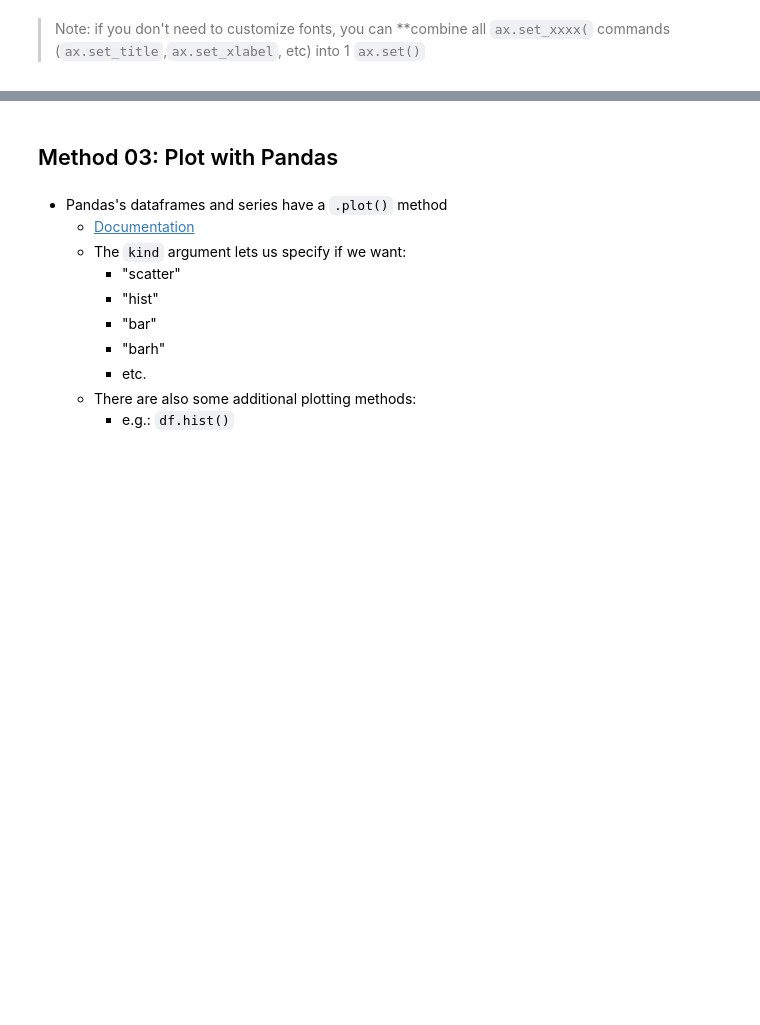
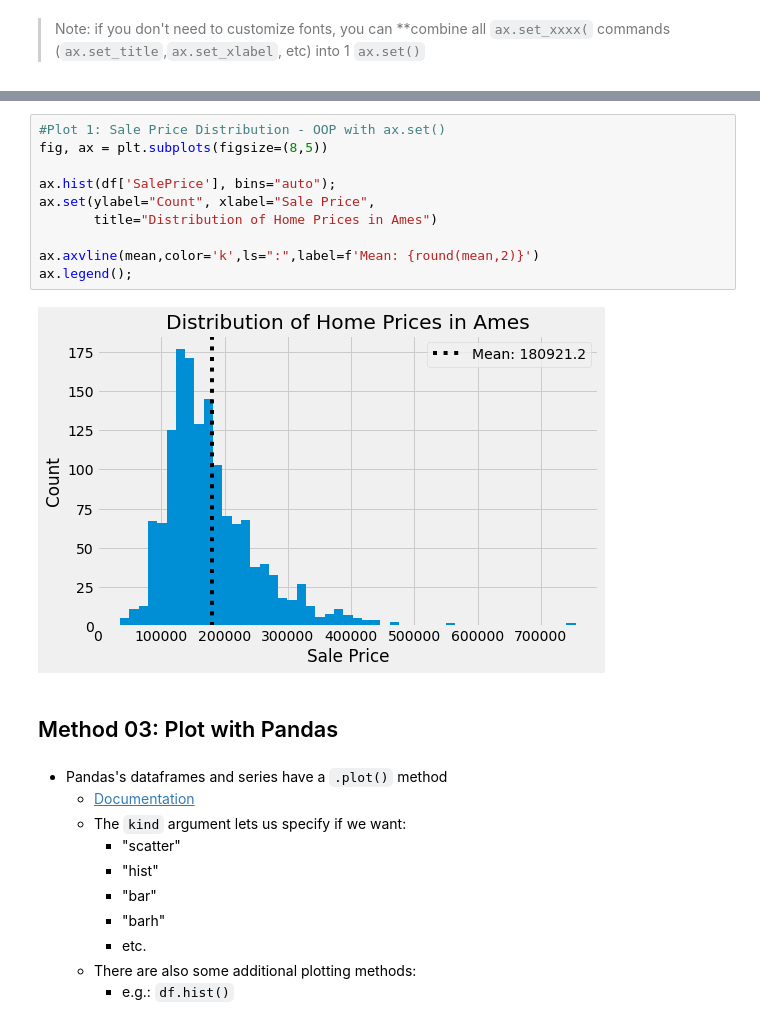
Before and after one commit to flatiron-school/ds-flex-fundamentals-of-data-visualization-2021, a Jupyter notebook: Fundamentals of Visualizations_v1_SG.ipynb, the cells around one changed output, grey strips where cells are left out. Drawn from its saved outputs; the diff is of its cells as text; blank space fills up the shorter version.

```diff
--- a/Fundamentals of Visualizations_v1_SG.ipynb
+++ b/Fundamentals of Visualizations_v1_SG.ipynb
@@ -229,3 +292,15 @@ df.info()
+# %%
+#Plot 1: Sale Price Distribution - OOP with ax.set()
+fig, ax = plt.subplots(figsize=(8,5))
+
+ax.hist(df['SalePrice'], bins="auto");
+ax.set(ylabel="Count", xlabel="Sale Price",
+       title="Distribution of Home Prices in Ames")
+
+ax.axvline(mean,color='k',ls=":",label=f'Mean: {round(mean,2)}')
+ax.legend();
+# %% [output]
+[figure, added]
 # %% [markdown]
 ## Method 03: Plot with Pandas
 # %% [markdown]
```
Also changed, not shown: parts of 38 cells of this notebook, 2 other files.
